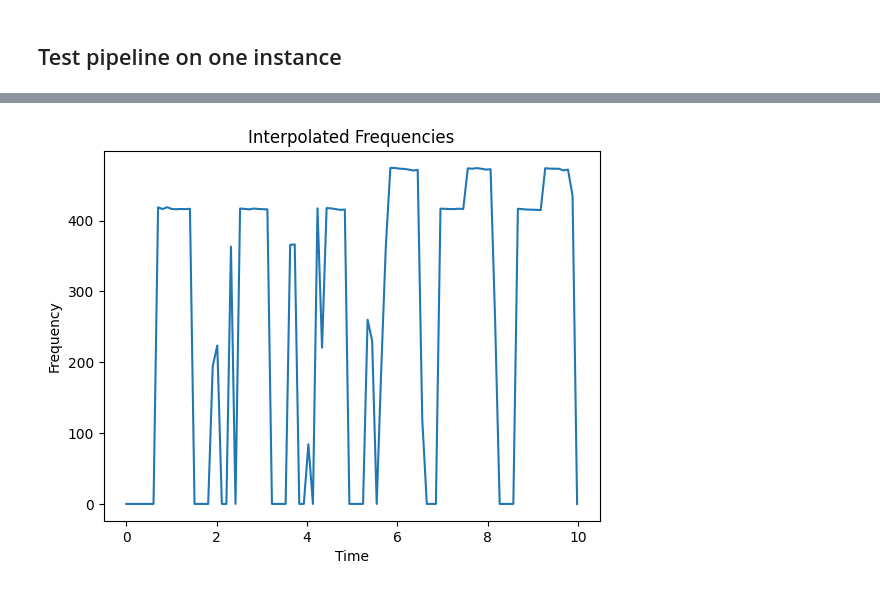
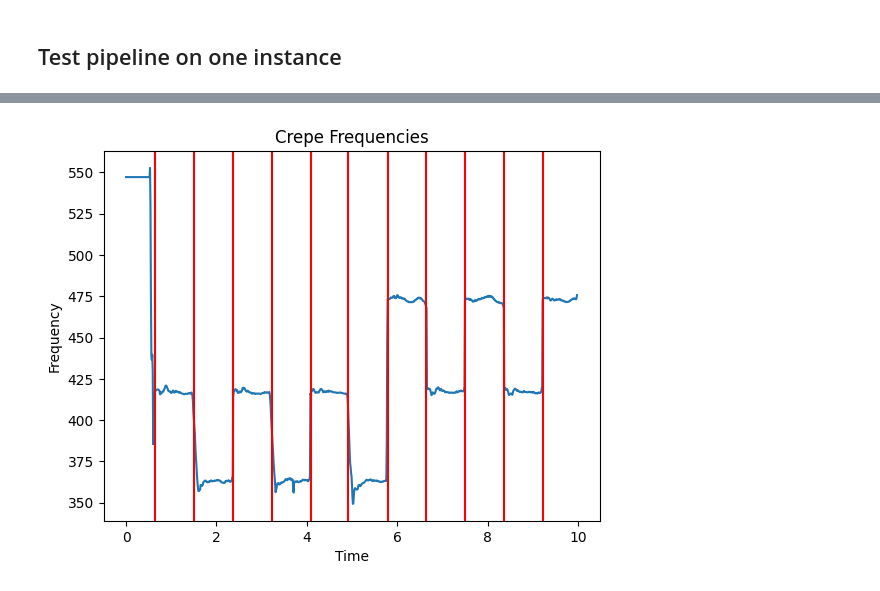
Before and after one commit to Masetto96/mir-gamelan, a Jupyter notebook: pipeline-alex.ipynb, the cells around one changed output, grey strips where cells are left out. Cells and saved outputs as stored; diff of their text form; code cells hidden in the pictures.

```diff
--- a/pipeline-alex.ipynb
+++ b/pipeline-alex.ipynb
@@ -157,3 +99,5 @@ Filtered Frequencies:
+# %%
+onsets = librosa.onset.onset_detect(y=percussive_audio, units="time")
 # %%
 time, frequency, confidence, activation = pitch_est.estimate_crepe(harmonic_audio, sr)
 # %% [output]
@@ -161,20 +105,13 @@ time, frequency, confidence, activation = pitch_est.estimate_crepe(harmonic_audi
-# %%
-frequency[confidence < 0.9] = 0
-
-# Create a function to interpolate the frequencies
-interpolated_frequency = scipy.interpolate.interp1d(time, frequency, kind='linear')
-
-# Generate a new set of time values for smoother lines
-new_time = np.linspace(time.min(), time.max(), num=100)
-
-# Interpolate the frequencies using the new time values
-new_frequency = interpolated_frequency(new_time)
-
-# Plot the interpolated frequencies
-plt.plot(new_time, new_frequency)
-plt.xlabel('Time')
-plt.ylabel('Frequency')
-plt.title('Interpolated Frequencies')
-plt.show()
-# %% [output]
-[figure, removed]
+# %%
+# Plot the interpolated frequencies
+plt.plot(time, frequency)
+plt.xlabel('Time')
+plt.ylabel('Frequency')
+plt.title('Crepe Frequencies')
+
+for t in onsets:
+    plt.axvline(x=round(t, 2), color='r', linestyle='-', label=f'Time {t}')
+
+plt.show()
+# %% [output]
+[figure, added]
```
Also changed, not shown: parts of 9 cells of this notebook.
